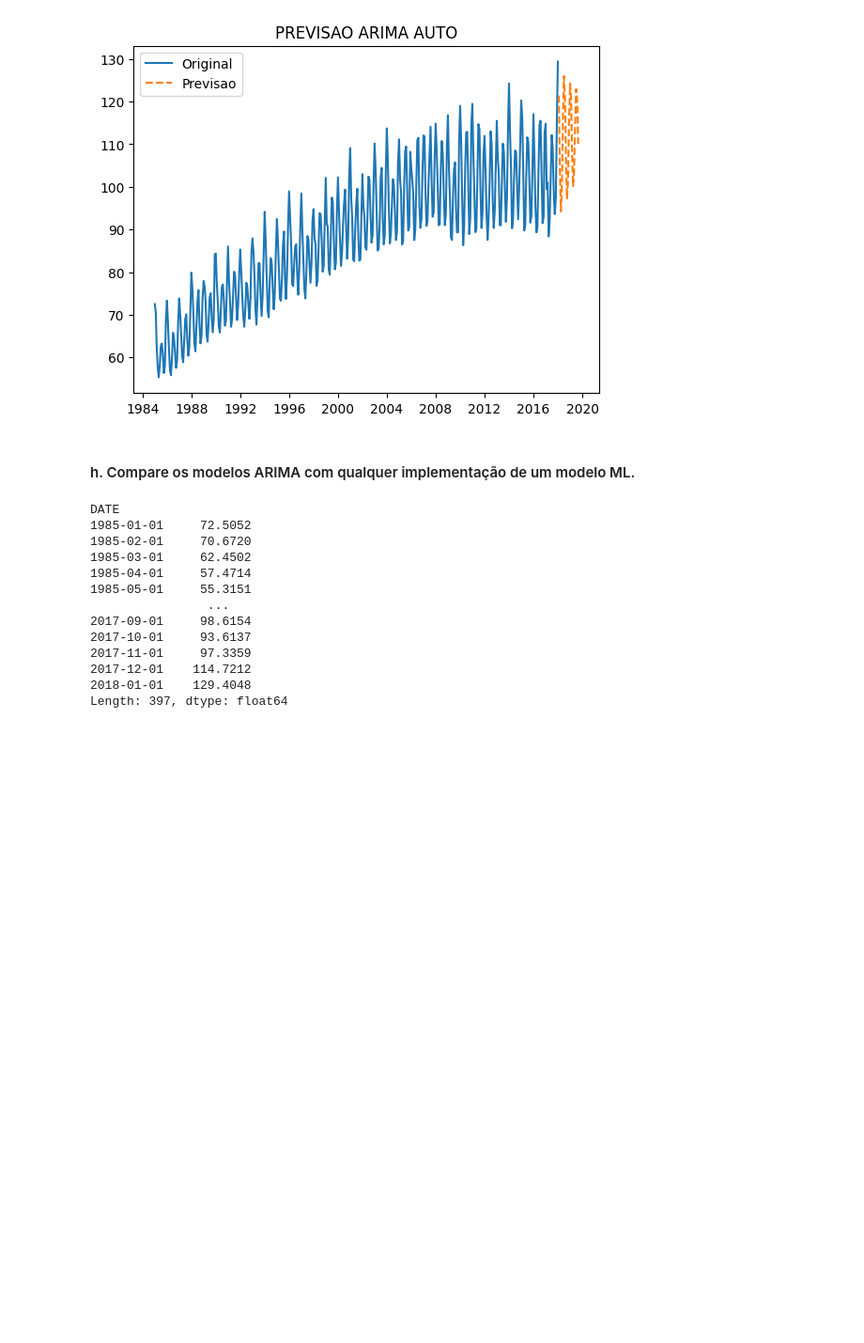
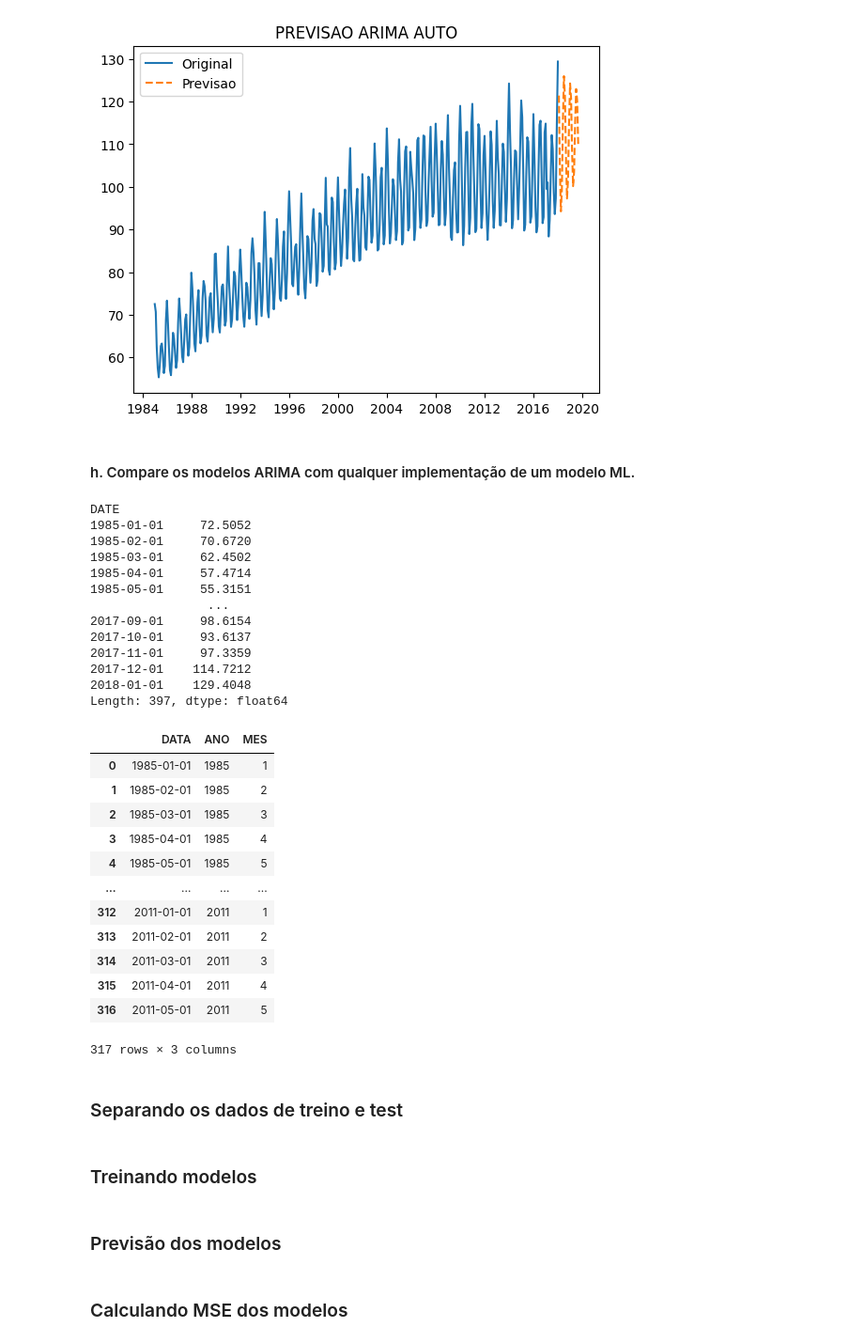
Before and after one commit to clairtonluz/MBA-em-ciencia-de-dados, a Jupyter notebook: Previsão de Series Temporais/exercicios/EXERCICIO_4.ipynb, the cells around one changed output. Shown at 94% size. Cells and saved outputs as stored; diff of their text form; code cells hidden in the pictures; blank space fills up the shorter version.

```diff
--- a/Previsão de Series Temporais/exercicios/EXERCICIO_4.ipynb
+++ b/Previsão de Series Temporais/exercicios/EXERCICIO_4.ipynb
@@ -207,3 +207,30 @@ DATE
 2017-12-01    114.7212
 2018-01-01    129.4048
 Length: 397, dtype: float64
+# %%
+# X_train.values.reshape(-1, 1)
+
+# a variável X_train é um array de datas no formato datetime64[ns]
+# converta em um DataFrame com uma coluna chamada 'ANO' e outra chamada 'MES' extraindo essas informações da data.
+df_train=pd.DataFrame(X_train.values,columns=['DATA'])
+df_train['ANO']=df_train['DATA'].dt.year
+df_train['MES']=df_train['DATA'].dt.month
+df_train
+
+# X_train.values
+# %% [output]
+|  | DATA | ANO | MES |
+| 0 | 1985-01-01 | 1985 | 1 |
+| 1 | 1985-02-01 | 1985 | 2 |
+| 2 | 1985-03-01 | 1985 | 3 |
+| 3 | 1985-04-01 | 1985 | 4 |
+| 4 | 1985-05-01 | 1985 | 5 |
+| ... | ... | ... | ... |
+| 312 | 2011-01-01 | 2011 | 1 |
+| 313 | 2011-02-01 | 2011 | 2 |
+| 314 | 2011-03-01 | 2011 | 3 |
+| 315 | 2011-04-01 | 2011 | 4 |
+| 316 | 2011-05-01 | 2011 | 5 |
+317 rows × 3 columns
+# %% [markdown]
+### Separando os dados de treino e test
@@ -209,0 +256,2 @@ Length: 397, dtype: float64
+# %% [markdown]
+### Treinando modelos
@@ -209,0 +269,2 @@ Length: 397, dtype: float64
+# %% [markdown]
+### Previsão dos modelos
@@ -210 +291,3 @@ Length: 397, dtype: float64
+# %% [markdown]
+### Calculando MSE dos modelos
 # %%
```
Also changed, not shown: parts of 6 cells of this notebook.
